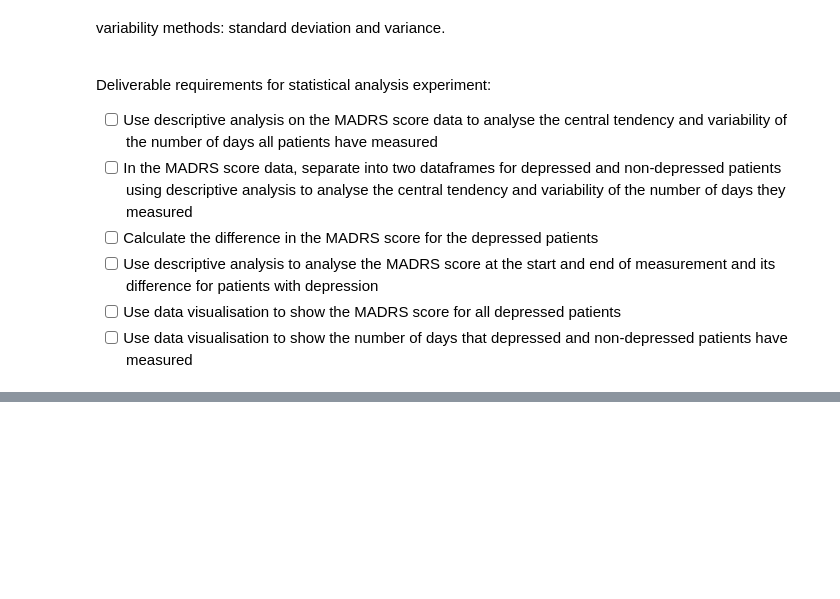
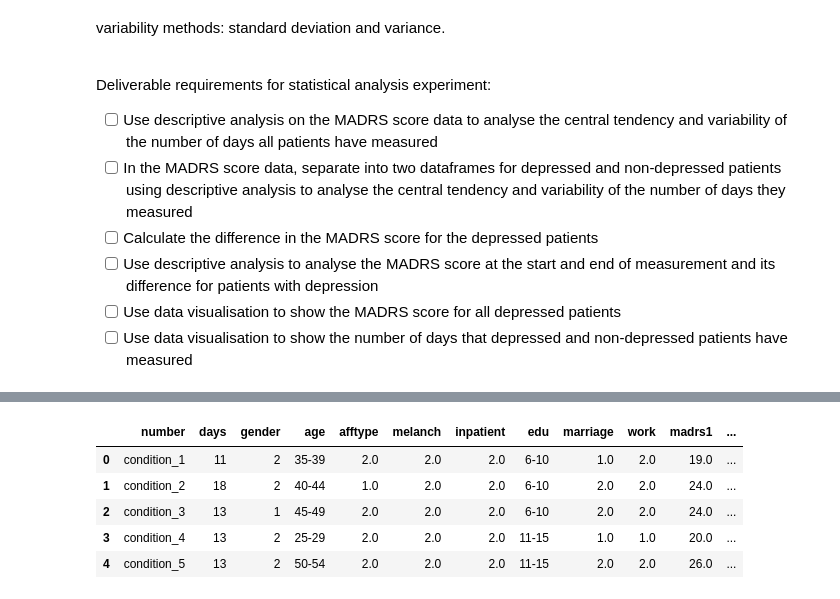
Before and after one commit to KADev2022/CS3IP, a Jupyter notebook: Statistical Analysis Experiment for Depression.ipynb, the cells around one changed output, grey strips where cells are left out. Drawn from its saved outputs; the diff is of its cells as text; code cells hidden in the pictures; blank space fills up the shorter version.

```diff
--- a/Statistical Analysis Experiment for Depression.ipynb
+++ b/Statistical Analysis Experiment for Depression.ipynb
@@ -14,0 +46,10 @@ Deliverable requirements for statistical analysis experiment:
+# %%
+# Display the first 5 rows
+scores_df.head()
+# %% [output]
+|  | number | days | gender | age | afftype | melanch | inpatient | edu | marriage | work | madrs1 | ... |
+| 0 | condition_1 | 11 | 2 | 35-39 | 2.0 | 2.0 | 2.0 | 6-10 | 1.0 | 2.0 | 19.0 | ... |
+| 1 | condition_2 | 18 | 2 | 40-44 | 1.0 | 2.0 | 2.0 | 6-10 | 2.0 | 2.0 | 24.0 | ... |
+| 2 | condition_3 | 13 | 1 | 45-49 | 2.0 | 2.0 | 2.0 | 6-10 | 2.0 | 2.0 | 24.0 | ... |
+| 3 | condition_4 | 13 | 2 | 25-29 | 2.0 | 2.0 | 2.0 | 11-15 | 1.0 | 1.0 | 20.0 | ... |
+| 4 | condition_5 | 13 | 2 | 50-54 | 2.0 | 2.0 | 2.0 | 11-15 | 2.0 | 2.0 | 26.0 | ... |
```
Also changed, not shown: parts of 7 cells of this notebook.
